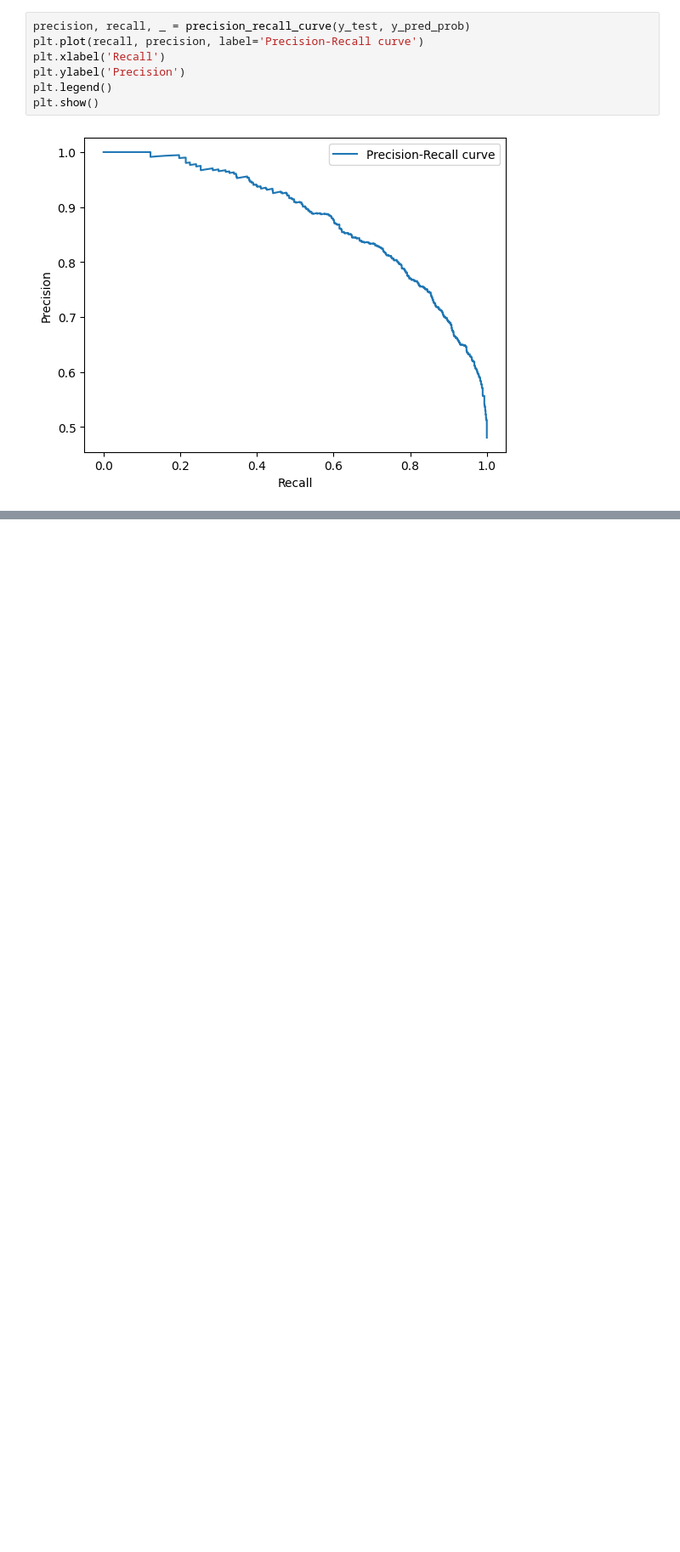
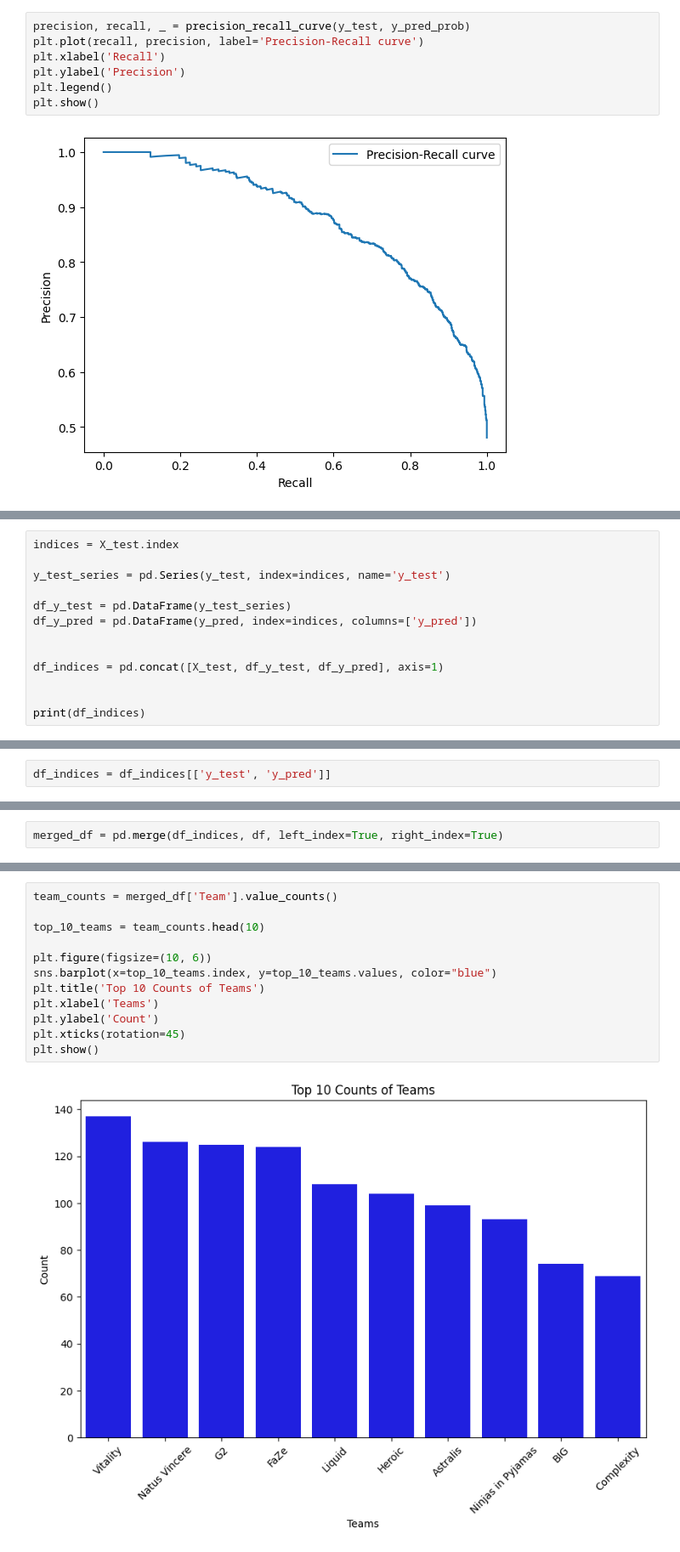
Before and after one commit to jazhu1/CSGOProjML, a Jupyter notebook: CSGOProjML.ipynb, the cells around one changed output, grey strips where cells are left out. Shown: that part at 85% size. Cells and saved outputs as stored; diff of their text form; blank space fills up the shorter version.

Commit message:
Visualizations for MLP nerual network

```diff
--- a/CSGOProjML.ipynb
+++ b/CSGOProjML.ipynb
@@ -848,0 +846,13 @@ plt.show()
+# %%
+indices = X_test.index
+
+y_test_series = pd.Series(y_test, index=indices, name='y_test')
+
+df_y_test = pd.DataFrame(y_test_series)
+df_y_pred = pd.DataFrame(y_pred, index=indices, columns=['y_pred'])
+
+
+df_indices = pd.concat([X_test, df_y_test, df_y_pred], axis=1)
+
+
+print(df_indices)
@@ -848,0 +877,2 @@ plt.show()
+# %%
+df_indices = df_indices[['y_test', 'y_pred']]
@@ -848,0 +895,2 @@ plt.show()
+# %%
+merged_df = pd.merge(df_indices, df, left_index=True, right_index=True)
@@ -848,0 +913,14 @@ plt.show()
+# %%
+team_counts = merged_df['Team'].value_counts()
+
+top_10_teams = team_counts.head(10)
+
+plt.figure(figsize=(10, 6))
+sns.barplot(x=top_10_teams.index, y=top_10_teams.values, color="blue")
+plt.title('Top 10 Counts of Teams')
+plt.xlabel('Teams')
+plt.ylabel('Count')
+plt.xticks(rotation=45)
+plt.show()
+# %% [output]
+[figure, added]
```
Also changed, not shown: parts of 7 cells of this notebook.
